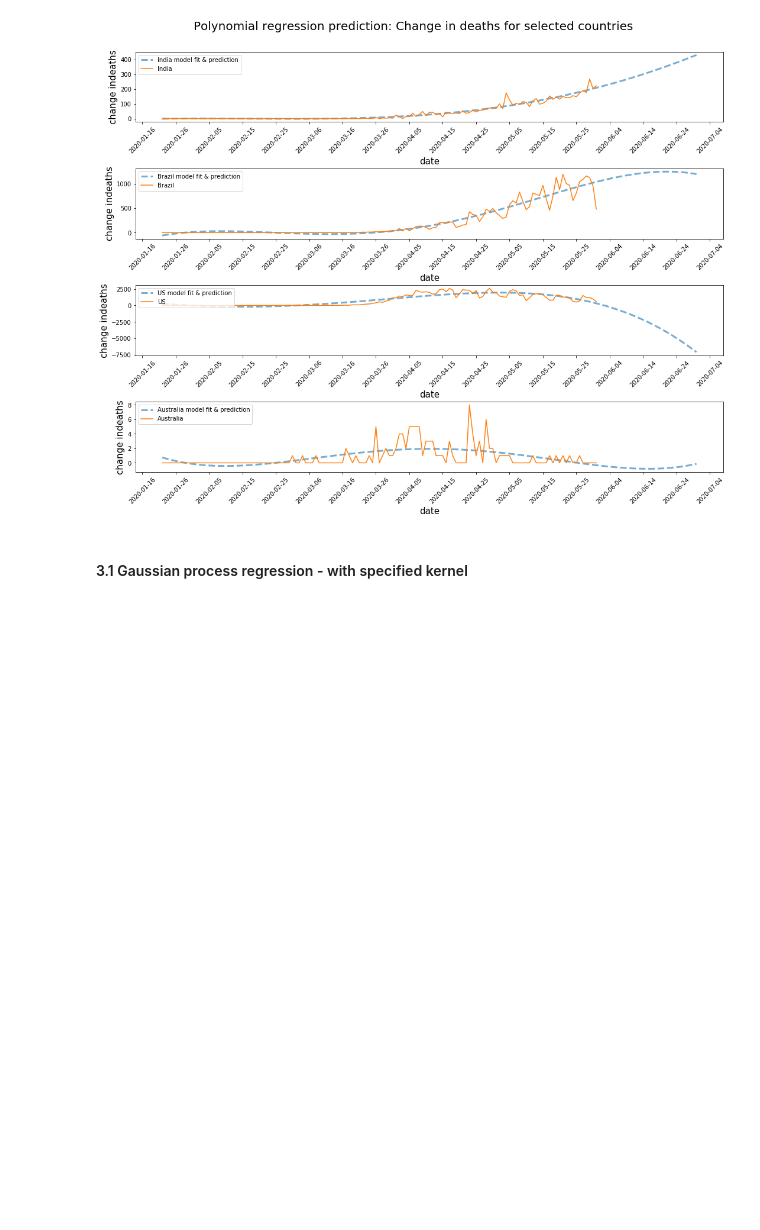
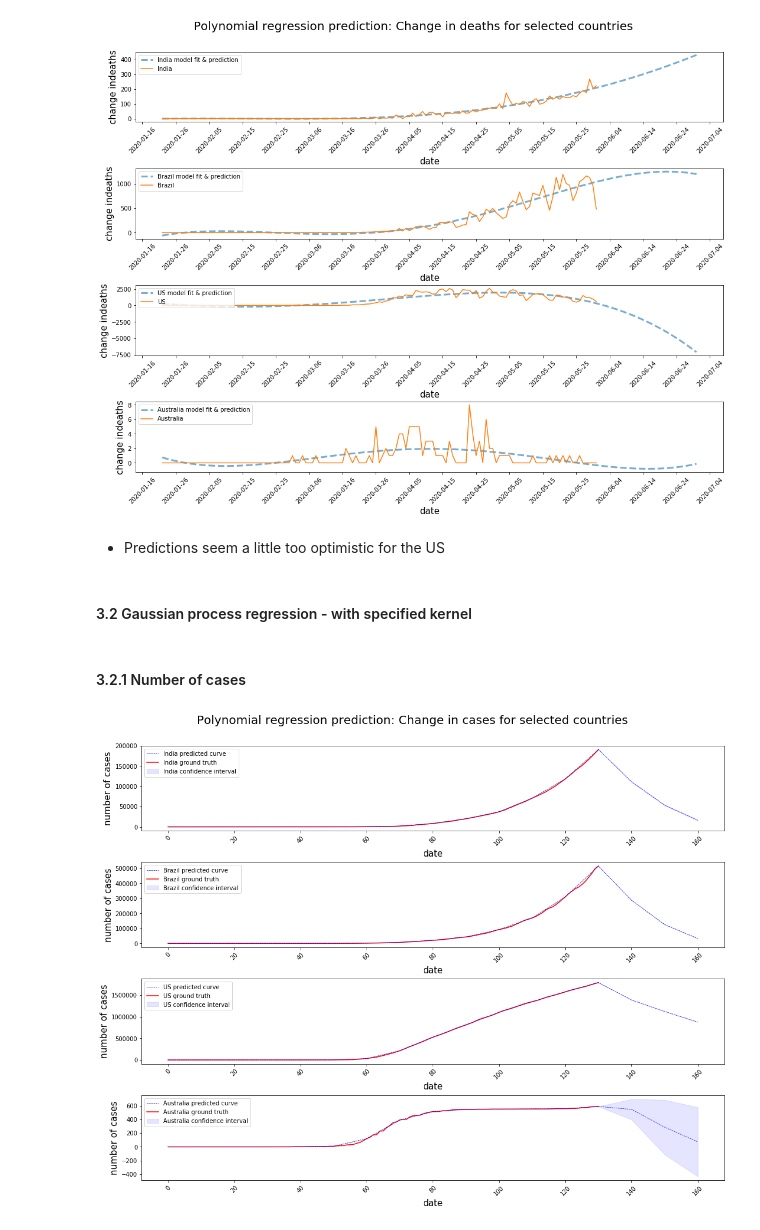
Before and after one commit to j-greggazz/Kaggle, a Jupyter notebook: covid_19/notebooks/Covid 19 comparisons & predictions for selected countries.ipynb, the cells around one changed output. Cells and saved outputs as stored; diff of their text form; code cells hidden in the pictures; blank space fills up the shorter version.

Commit message:
updated Covid19 with predictions

```diff
--- a/covid_19/notebooks/Covid 19 comparisons & predictions for selected countries.ipynb
+++ b/covid_19/notebooks/Covid 19 comparisons & predictions for selected countries.ipynb
@@ -626,5 +696,29 @@ prediction_window = 30 #(30 days ~ 1 month)
 polyPolyRegPrediction(changes_deaths_df, labels, countryList, degreeList, prediction_window)
 # %% [output]
 [figure]
+# %% [markdown]
+- Predictions seem a little too optimistic for the US
 # %% [markdown]
-#### 3.1 Gaussian process regression - with specified kernel
+#### 3.2 Gaussian process regression - with specified kernel
+# %% [markdown]
+#### 3.2.1 Number of cases
+# %%
+kernels = [
+# 0: Simple Kernel
+ConstantKernel(10.) * RationalQuadratic(length_scale=100., alpha=0.1),
+# 1: Simulate some noise with the high frequency oscillations of the ExpSineSquared kernel
+ConstantKernel(10.) * RationalQuadratic(alpha=0.1, length_scale=100) + ConstantKernel(10.)* ExpSineSquared(length_scale=0.01, periodicity=1001, length_scale_bounds=(0.00001, 1), periodicity_bounds=(1000, 100000))
+]
+alphaNoise = 0.5
+
+#gpm = GaussianProcessRegressor(kernel=kk, n_restarts_optimizer=3, alpha=alphaNoise)
+prediction_window = 30
+kernel = kernels[1]
+filtering = False
+Ts = 1
+order = 6
+cutoff = 0.25
+filterInputs = [filtering, Ts, order, cutoff]
+plotGaussPredictions(conf_df, labels, countryList, prediction_window, alphaNoise, kernel, filterInputs)
+# %% [output]
+[figure, added]
```
Also changed, not shown: parts of 16 cells of this notebook.
